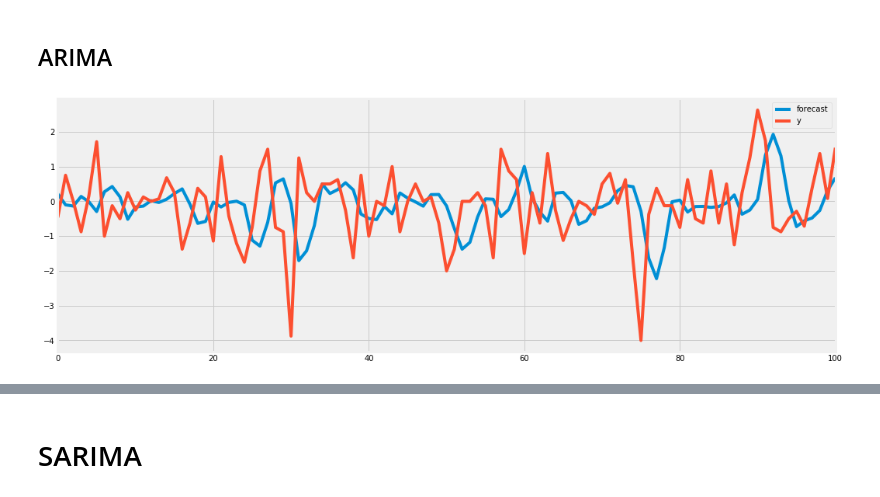
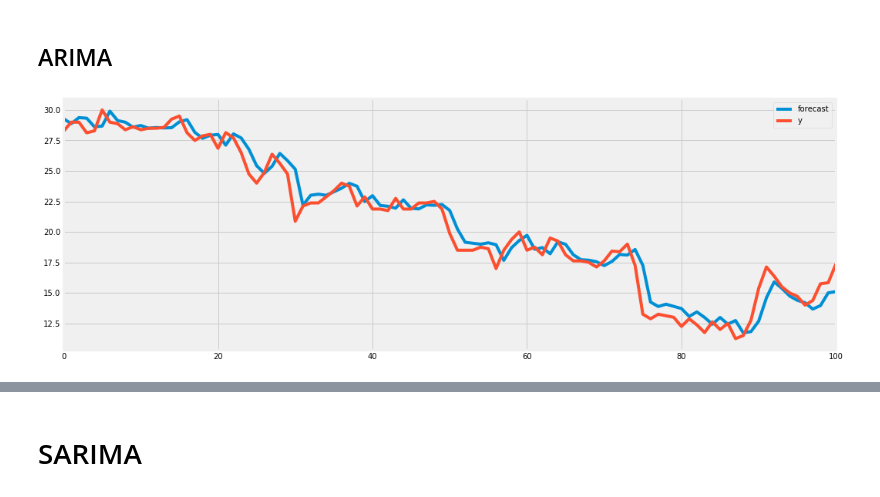
Before and after one commit to Knowledge-Precipitation-Tribe/Time-series-analysis, a Jupyter notebook: visualization.ipynb, the cells around one changed output, grey strips where cells are left out. Cells and saved outputs as stored; diff of their text form; code cells hidden in the pictures.

Commit message:
visualization

```diff
--- a/visualization.ipynb
+++ b/visualization.ipynb
@@ -373,9 +373,9 @@ plt.show()
 ## ARIMA
 # %%
 rcParams['figure.figsize'] = 16, 6
-model = ARIMA(meantemp_data_diff.values, order=(2,1,0))
+model = ARIMA(meantemp_data.values, order=(2,1,2))
 result = model.fit()
 result.plot_predict(start=1000, end=1100)
 plt.show()
 # %% [output]
-[figure, old version]
+[figure, new version]
```
Also changed, not shown: parts of 2 cells of this notebook.
